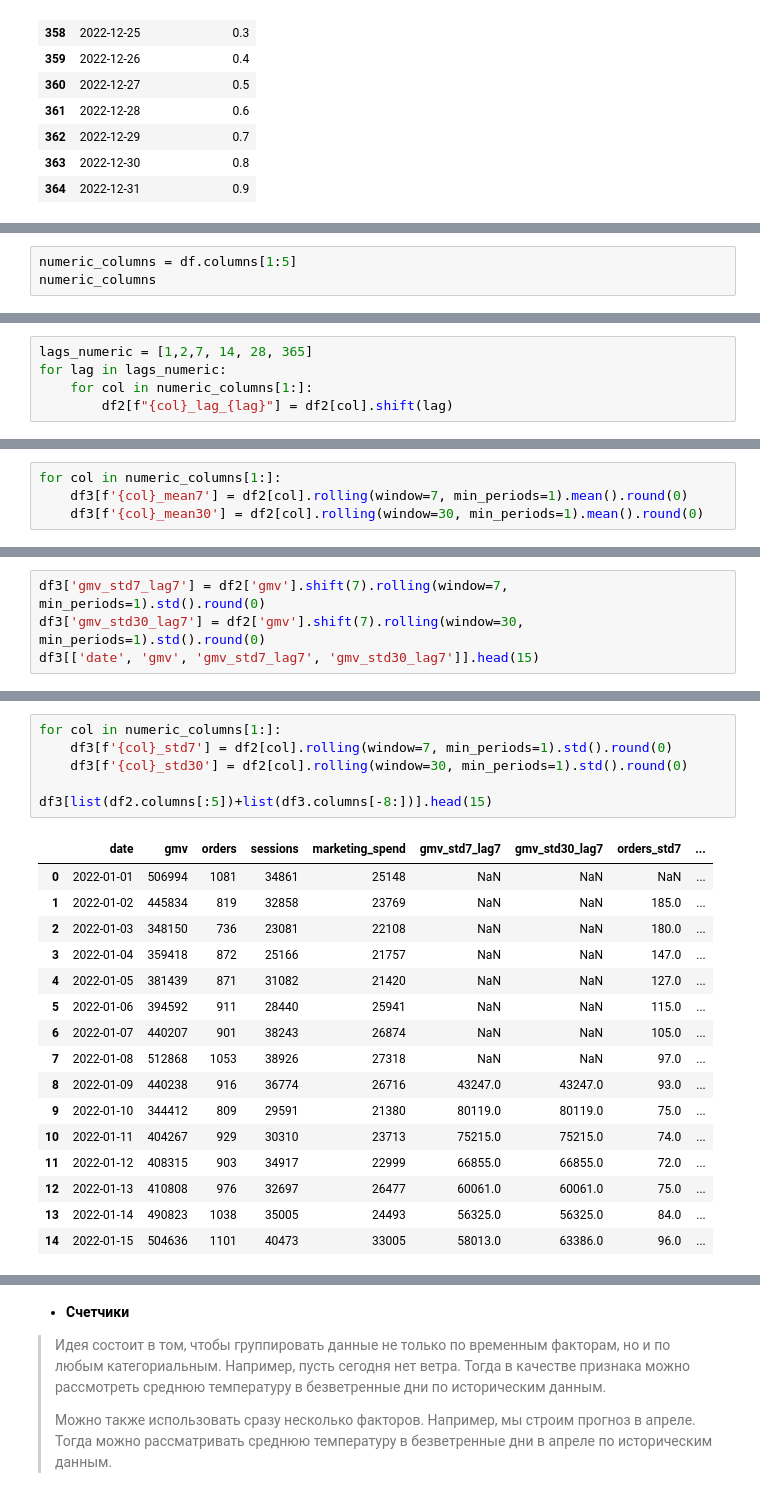
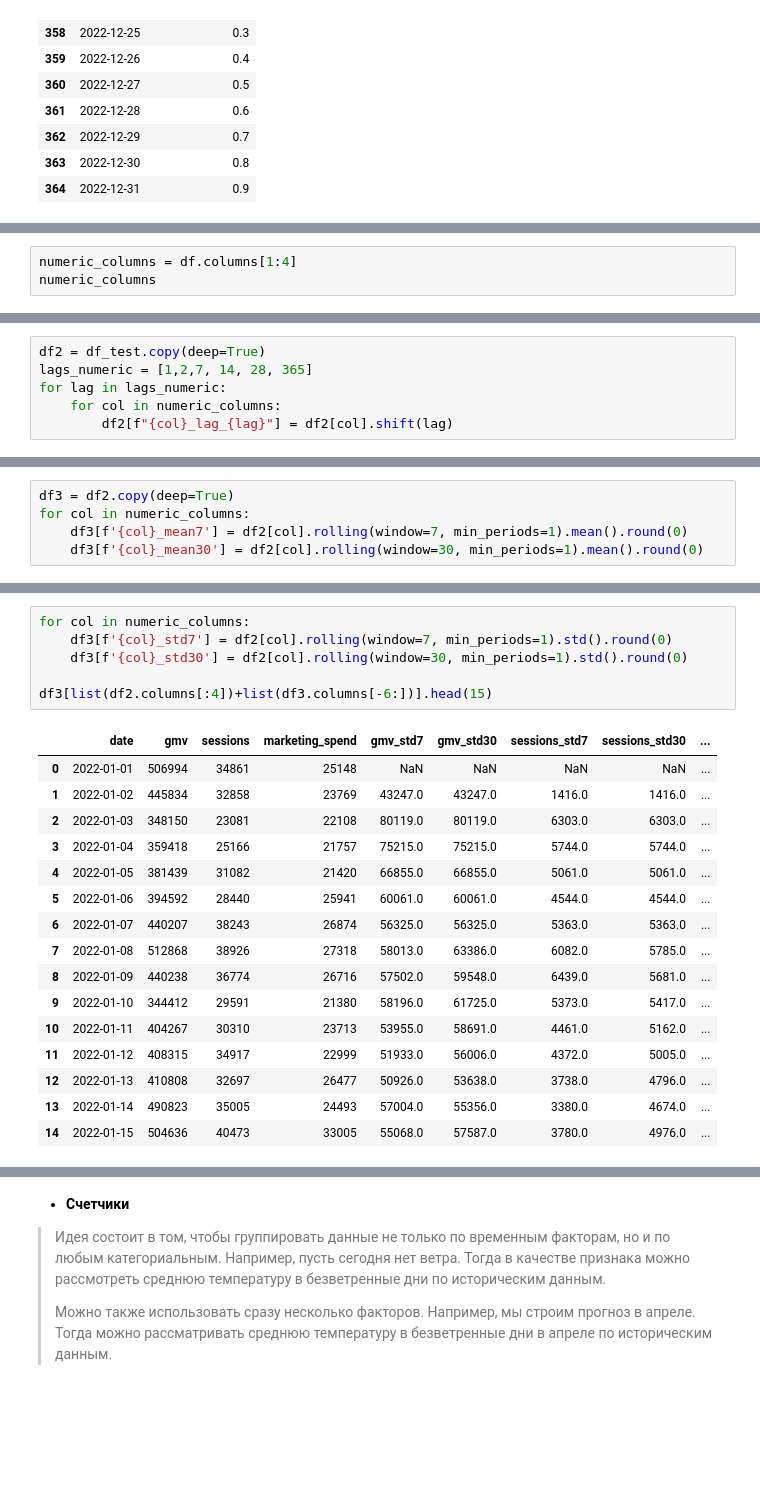
Before and after one commit to RabochiyYan/Ozon_test, a Jupyter notebook: Task_1.1.ipynb, the cells around one changed output, grey strips where cells are left out. Drawn from its saved outputs; the diff is of its cells as text; blank space fills up the shorter version.

```diff
--- a/Task_1.1.ipynb
+++ b/Task_1.1.ipynb
@@ -431,4 +435,4 @@ df2.head(15)
 # %%
-numeric_columns = df.columns[1:5]
+numeric_columns = df.columns[1:4]
 numeric_columns
 # %% [output]
@@ -436,6 +440,7 @@ Index(['gmv', 'orders', 'sessions', 'marketing_spend'], dtype='object')
 # %%
+df2 = df_test.copy(deep=True)
 lags_numeric = [1,2,7, 14, 28, 365]
 for lag in lags_numeric:
-    for col in numeric_columns[1:]:
+    for col in numeric_columns:
         df2[f"{col}_lag_{lag}"] = df2[col].shift(lag)
 # %%
@@ -506,5 +480,6 @@ df3[['date', 'gmv', 'gmv_mean7_lag7', 'gmv_mean30_lag7']].head(15)
 # %%
-for col in numeric_columns[1:]:
+df3 = df2.copy(deep=True)
+for col in numeric_columns:
     df3[f'{col}_mean7'] = df2[col].rolling(window=7, min_periods=1).mean().round(0)
     df3[f'{col}_mean30'] = df2[col].rolling(window=30, min_periods=1).mean().round(0)
 # %%
@@ -529,4 +503,0 @@ df3[list(df2.columns[:5])+list(df3.columns[-8:])].head(15)
-# %%
-df3['gmv_std7_lag7'] = df2['gmv'].shift(7).rolling(window=7, min_periods=1).std().round(0)
-df3['gmv_std30_lag7'] = df2['gmv'].shift(7).rolling(window=30, min_periods=1).std().round(0)
-df3[['date', 'gmv', 'gmv_std7_lag7', 'gmv_std30_lag7']].head(15)
@@ -550,26 +504,26 @@ df3[['date', 'gmv', 'gmv_std7_lag7', 'gmv_std30_lag7']].head(15)
 # %%
-for col in numeric_columns[1:]:
+for col in numeric_columns:
     df3[f'{col}_std7'] = df2[col].rolling(window=7, min_periods=1).std().round(0)
     df3[f'{col}_std30'] = df2[col].rolling(window=30, min_periods=1).std().round(0)
 
-df3[list(df2.columns[:5])+list(df3.columns[-8:])].head(15)
+df3[list(df2.columns[:4])+list(df3.columns[-6:])].head(15)
 # %% [output]
-|  | date | gmv | orders | sessions | marketing_spend | gmv_std7_lag7 | gmv_std30_lag7 | orders_std7 | ... |
-| 0 | 2022-01-01 | 506994 | 1081 | 34861 | 25148 | NaN | NaN | NaN | ... |
-| 1 | 2022-01-02 | 445834 | 819 | 32858 | 23769 | NaN | NaN | 185.0 | ... |
-| 2 | 2022-01-03 | 348150 | 736 | 23081 | 22108 | NaN | NaN | 180.0 | ... |
-| 3 | 2022-01-04 | 359418 | 872 | 25166 | 21757 | NaN | NaN | 147.0 | ... |
-| 4 | 2022-01-05 | 381439 | 871 | 31082 | 21420 | NaN | NaN | 127.0 | ... |
-| 5 | 2022-01-06 | 394592 | 911 | 28440 | 25941 | NaN | NaN | 115.0 | ... |
-| 6 | 2022-01-07 | 440207 | 901 | 38243 | 26874 | NaN | NaN | 105.0 | ... |
-| 7 | 2022-01-08 | 512868 | 1053 | 38926 | 27318 | NaN | NaN | 97.0 | ... |
-| 8 | 2022-01-09 | 440238 | 916 | 36774 | 26716 | 43247.0 | 43247.0 | 93.0 | ... |
-| 9 | 2022-01-10 | 344412 | 809 | 29591 | 21380 | 80119.0 | 80119.0 | 75.0 | ... |
-| 10 | 2022-01-11 | 404267 | 929 | 30310 | 23713 | 75215.0 | 75215.0 | 74.0 | ... |
-| 11 | 2022-01-12 | 408315 | 903 | 34917 | 22999 | 66855.0 | 66855.0 | 72.0 | ... |
-| 12 | 2022-01-13 | 410808 | 976 | 32697 | 26477 | 60061.0 | 60061.0 | 75.0 | ... |
-| 13 | 2022-01-14 | 490823 | 1038 | 35005 | 24493 | 56325.0 | 56325.0 | 84.0 | ... |
-| 14 | 2022-01-15 | 504636 | 1101 | 40473 | 33005 | 58013.0 | 63386.0 | 96.0 | ... |
+|  | date | gmv | sessions | marketing_spend | gmv_std7 | gmv_std30 | sessions_std7 | sessions_std30 | ... |
+| 0 | 2022-01-01 | 506994 | 34861 | 25148 | NaN | NaN | NaN | NaN | ... |
+| 1 | 2022-01-02 | 445834 | 32858 | 23769 | 43247.0 | 43247.0 | 1416.0 | 1416.0 | ... |
+| 2 | 2022-01-03 | 348150 | 23081 | 22108 | 80119.0 | 80119.0 | 6303.0 | 6303.0 | ... |
+| 3 | 2022-01-04 | 359418 | 25166 | 21757 | 75215.0 | 75215.0 | 5744.0 | 5744.0 | ... |
+| 4 | 2022-01-05 | 381439 | 31082 | 21420 | 66855.0 | 66855.0 | 5061.0 | 5061.0 | ... |
+| 5 | 2022-01-06 | 394592 | 28440 | 25941 | 60061.0 | 60061.0 | 4544.0 | 4544.0 | ... |
+| 6 | 2022-01-07 | 440207 | 38243 | 26874 | 56325.0 | 56325.0 | 5363.0 | 5363.0 | ... |
+| 7 | 2022-01-08 | 512868 | 38926 | 27318 | 58013.0 | 63386.0 | 6082.0 | 5785.0 | ... |
+| 8 | 2022-01-09 | 440238 | 36774 | 26716 | 57502.0 | 59548.0 | 6439.0 | 5681.0 | ... |
+| 9 | 2022-01-10 | 344412 | 29591 | 21380 | 58196.0 | 61725.0 | 5373.0 | 5417.0 | ... |
+| 10 | 2022-01-11 | 404267 | 30310 | 23713 | 53955.0 | 58691.0 | 4461.0 | 5162.0 | ... |
+| 11 | 2022-01-12 | 408315 | 34917 | 22999 | 51933.0 | 56006.0 | 4372.0 | 5005.0 | ... |
+| 12 | 2022-01-13 | 410808 | 32697 | 26477 | 50926.0 | 53638.0 | 3738.0 | 4796.0 | ... |
+| 13 | 2022-01-14 | 490823 | 35005 | 24493 | 57004.0 | 55356.0 | 3380.0 | 4674.0 | ... |
+| 14 | 2022-01-15 | 504636 | 40473 | 33005 | 55068.0 | 57587.0 | 3780.0 | 4976.0 | ... |
 # %%
 len(df3.columns)
 # %% [output]
```
Also changed, not shown: parts of 74 cells of this notebook, 2 other files.
